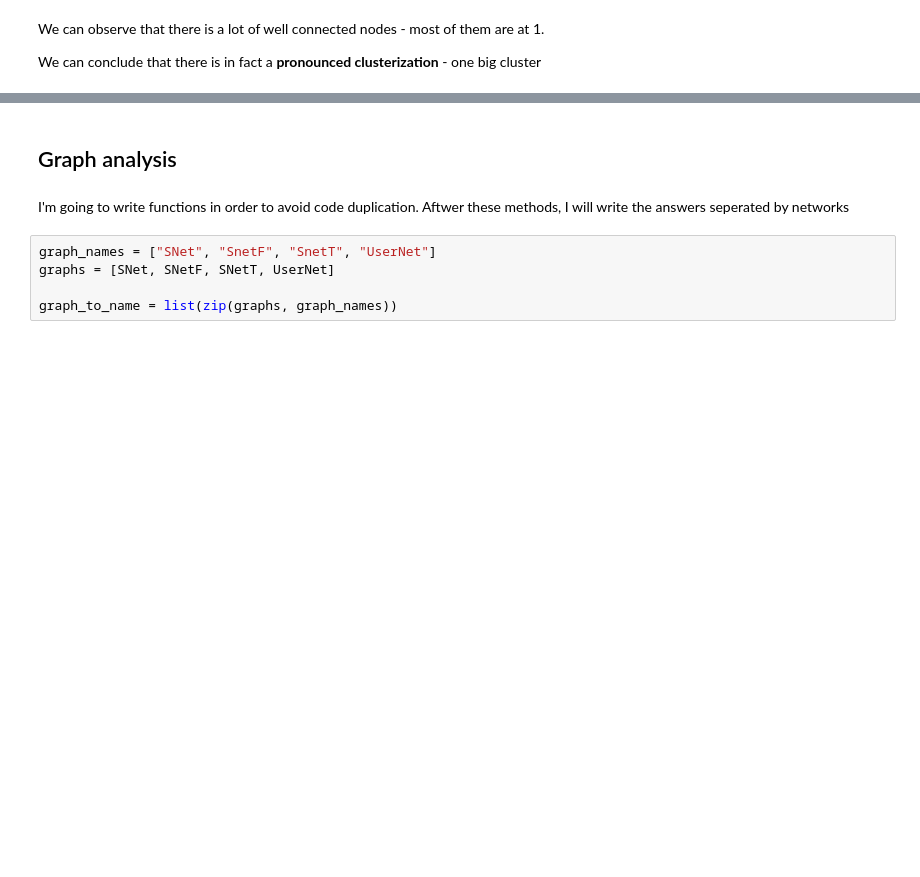
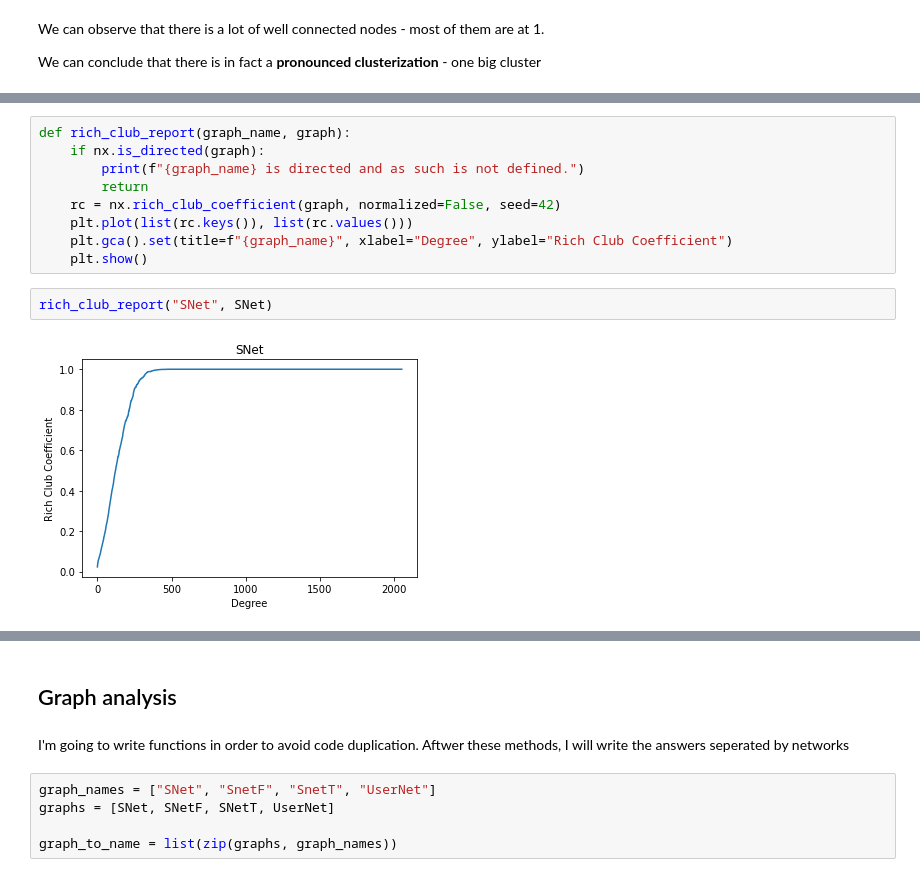
Before and after one commit to milicevicMarko/Reddit2008-Analysis, a Jupyter notebook: Basic characteristics.ipynb, the cells around one changed output, grey strips where cells are left out. Cells and saved outputs as stored; diff of their text form; blank space fills up the shorter version.

Commit message:
Snet basic characteristics done

```diff
--- a/Basic characteristics.ipynb
+++ b/Basic characteristics.ipynb
@@ -171,0 +270,13 @@ We can conclude that there is in fact a **pronounced clusterization** - one big
+# %%
+def rich_club_report(graph_name, graph):
+    if nx.is_directed(graph):
+        print(f"{graph_name} is directed and as such is not defined.")
+        return
+    rc = nx.rich_club_coefficient(graph, normalized=False, seed=42)
+    plt.plot(list(rc.keys()), list(rc.values()))
+    plt.gca().set(title=f"{graph_name}", xlabel="Degree", ylabel="Rich Club Coefficient")
+    plt.show()
+# %%
+rich_club_report("SNet", SNet)
+# %% [output]
+[figure, added]
```
Also changed, not shown: parts of 37 cells of this notebook.
